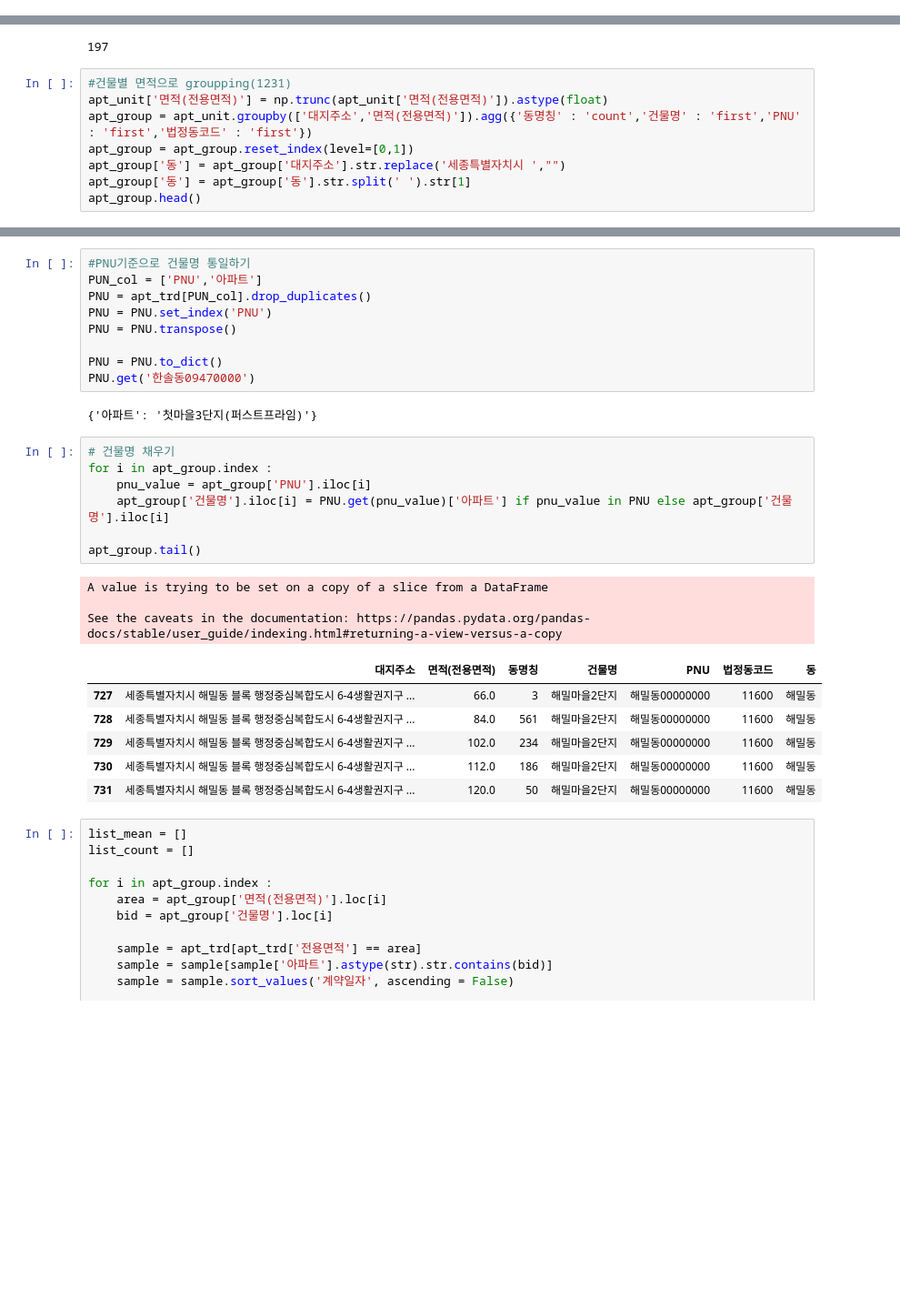
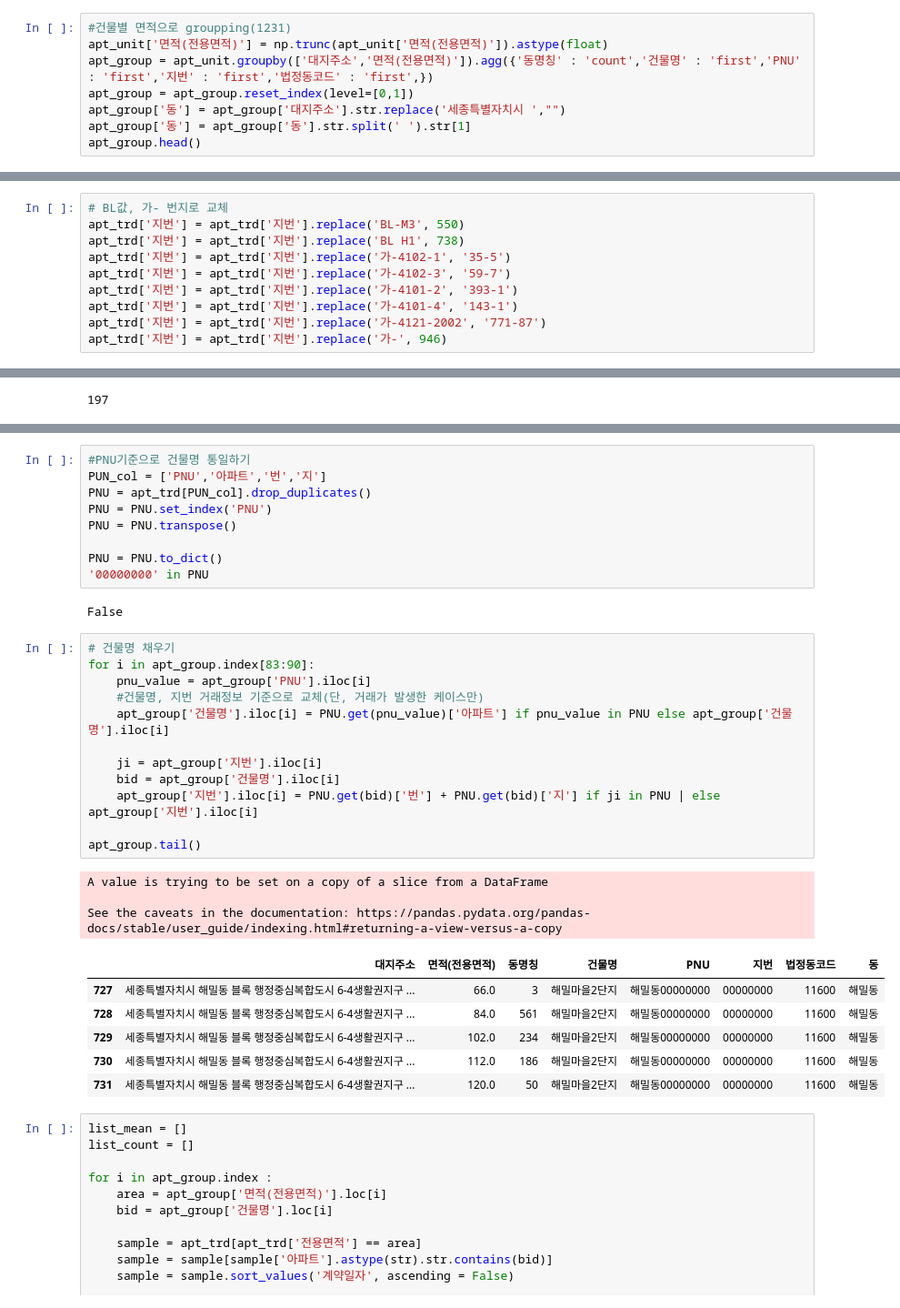
Before and after one commit to metterian/sejong-house-market-analyse, a Jupyter notebook: 전유부_아파트_정리.ipynb, the cells around one changed output, grey strips where cells are left out. Shown: that part at 91% size. Cells and saved outputs as stored; diff of their text form; blank space fills up the shorter version.

Commit message:
refactor : edif first part of code and add desctibition
Made the sequence and how to do that, edit first part of code

```diff
--- a/전유부_아파트_정리.ipynb
+++ b/전유부_아파트_정리.ipynb
@@ -75,3 +85,11 @@ apt_unit['기타용도'].unique()
 # %% [output]
 array(['아파트', '공동주택(아파트)', '아파트(도시형생활주택)', '아파트(도시형생활주택-원룸형)',
        '공둥주택(아파트)', '사원아파트'], dtype=object)
+# %%
+#건물별 면적으로 groupping(1231)
+apt_unit['면적(전용면적)'] = np.trunc(apt_unit['면적(전용면적)']).astype(float)
+apt_group = apt_unit.groupby(['대지주소','면적(전용면적)']).agg({'동명칭' : 'count','건물명' : 'first','PNU' : 'first','지번' : 'first','법정동코드' : 'first',})
+apt_group = apt_group.reset_index(level=[0,1])
+apt_group['동'] = apt_group['대지주소'].str.replace('세종특별자치시 ',"")
+apt_group['동'] = apt_group['동'].str.split(' ').str[1]
+apt_group.head()
@@ -80,0 +169,10 @@ apt_unit['건물명'] = apt_unit['건물명'].astype(str).str.replace('금남두
+# %%
+# BL값, 가- 번지로 교체
+apt_trd['지번'] = apt_trd['지번'].replace('BL-M3', 550)
+apt_trd['지번'] = apt_trd['지번'].replace('BL H1', 738)
+apt_trd['지번'] = apt_trd['지번'].replace('가-4102-1', '35-5')
+apt_trd['지번'] = apt_trd['지번'].replace('가-4102-3', '59-7')
+apt_trd['지번'] = apt_trd['지번'].replace('가-4101-2', '393-1')
+apt_trd['지번'] = apt_trd['지번'].replace('가-4101-4', '143-1')
+apt_trd['지번'] = apt_trd['지번'].replace('가-4121-2002', '771-87')
+apt_trd['지번'] = apt_trd['지번'].replace('가-', 946)
@@ -85,11 +200,3 @@ list_name = apt_unit['대지주소'].unique()
 len(list_name)
 # %% [output]
 197
-# %%
-#건물별 면적으로 groupping(1231)
-apt_unit['면적(전용면적)'] = np.trunc(apt_unit['면적(전용면적)']).astype(float)
-apt_group = apt_unit.groupby(['대지주소','면적(전용면적)']).agg({'동명칭' : 'count','건물명' : 'first','PNU' : 'first','법정동코드' : 'first'})
-apt_group = apt_group.reset_index(level=[0,1])
-apt_group['동'] = apt_group['대지주소'].str.replace('세종특별자치시 ',"")
-apt_group['동'] = apt_group['동'].str.split(' ').str[1]
-apt_group.head()
@@ -151,31 +203,36 @@ apt_trd
 # %%
 #PNU기준으로 건물명 통일하기
-PUN_col = ['PNU','아파트']
+PUN_col = ['PNU','아파트','번','지']
 PNU = apt_trd[PUN_col].drop_duplicates()
 PNU = PNU.set_index('PNU')
 PNU = PNU.transpose()
 
 PNU = PNU.to_dict()
-PNU.get('한솔동09470000')
+'00000000' in PNU
 # %% [output]
-{'아파트': '첫마을3단지(퍼스트프라임)'}
+False
 # %%
 # 건물명 채우기
-for i in apt_group.index :
+for i in apt_group.index[83:90]:
     pnu_value = apt_group['PNU'].iloc[i]
+    #건물명, 지번 거래정보 기준으로 교체(단, 거래가 발생한 케이스만)
     apt_group['건물명'].iloc[i] = PNU.get(pnu_value)['아파트'] if pnu_value in PNU else apt_group['건물명'].iloc[i]
 
+    ji = apt_group['지번'].iloc[i]
+    bid = apt_group['건물명'].iloc[i]
+    apt_group['지번'].iloc[i] = PNU.get(bid)['번'] + PNU.get(bid)['지'] if ji in PNU | else apt_group['지번'].iloc[i]
+
 apt_group.tail()
 # %% [output]
 A value is trying to be set on a copy of a slice from a DataFrame
 
 See the caveats in the documentation: https://pandas.pydata.org/pandas-docs/stable/user_guide/indexing.html#returning-a-view-versus-a-copy
-|  | 대지주소 | 면적(전용면적) | 동명칭 | 건물명 | PNU | 법정동코드 | 동 |
-| 727 | 세종특별자치시 해밀동 블록 행정중심복합도시 6-4생활권지구 ... | 66.0 | 3 | 해밀마을2단지 | 해밀동00000000 | 11600 | 해밀동 |
-| 728 | 세종특별자치시 해밀동 블록 행정중심복합도시 6-4생활권지구 ... | 84.0 | 561 | 해밀마을2단지 | 해밀동00000000 | 11600 | 해밀동 |
-| 729 | 세종특별자치시 해밀동 블록 행정중심복합도시 6-4생활권지구 ... | 102.0 | 234 | 해밀마을2단지 | 해밀동00000000 | 11600 | 해밀동 |
-| 730 | 세종특별자치시 해밀동 블록 행정중심복합도시 6-4생활권지구 ... | 112.0 | 186 | 해밀마을2단지 | 해밀동00000000 | 11600 | 해밀동 |
-| 731 | 세종특별자치시 해밀동 블록 행정중심복합도시 6-4생활권지구 ... | 120.0 | 50 | 해밀마을2단지 | 해밀동00000000 | 11600 | 해밀동 |
+|  | 대지주소 | 면적(전용면적) | 동명칭 | 건물명 | PNU | 지번 | 법정동코드 | 동 |
+| 727 | 세종특별자치시 해밀동 블록 행정중심복합도시 6-4생활권지구 ... | 66.0 | 3 | 해밀마을2단지 | 해밀동00000000 | 00000000 | 11600 | 해밀동 |
+| 728 | 세종특별자치시 해밀동 블록 행정중심복합도시 6-4생활권지구 ... | 84.0 | 561 | 해밀마을2단지 | 해밀동00000000 | 00000000 | 11600 | 해밀동 |
+| 729 | 세종특별자치시 해밀동 블록 행정중심복합도시 6-4생활권지구 ... | 102.0 | 234 | 해밀마을2단지 | 해밀동00000000 | 00000000 | 11600 | 해밀동 |
+| 730 | 세종특별자치시 해밀동 블록 행정중심복합도시 6-4생활권지구 ... | 112.0 | 186 | 해밀마을2단지 | 해밀동00000000 | 00000000 | 11600 | 해밀동 |
+| 731 | 세종특별자치시 해밀동 블록 행정중심복합도시 6-4생활권지구 ... | 120.0 | 50 | 해밀마을2단지 | 해밀동00000000 | 00000000 | 11600 | 해밀동 |
 # %%
 list_mean = []
 list_count = []
```
Also changed, not shown: parts of 25 cells of this notebook.
